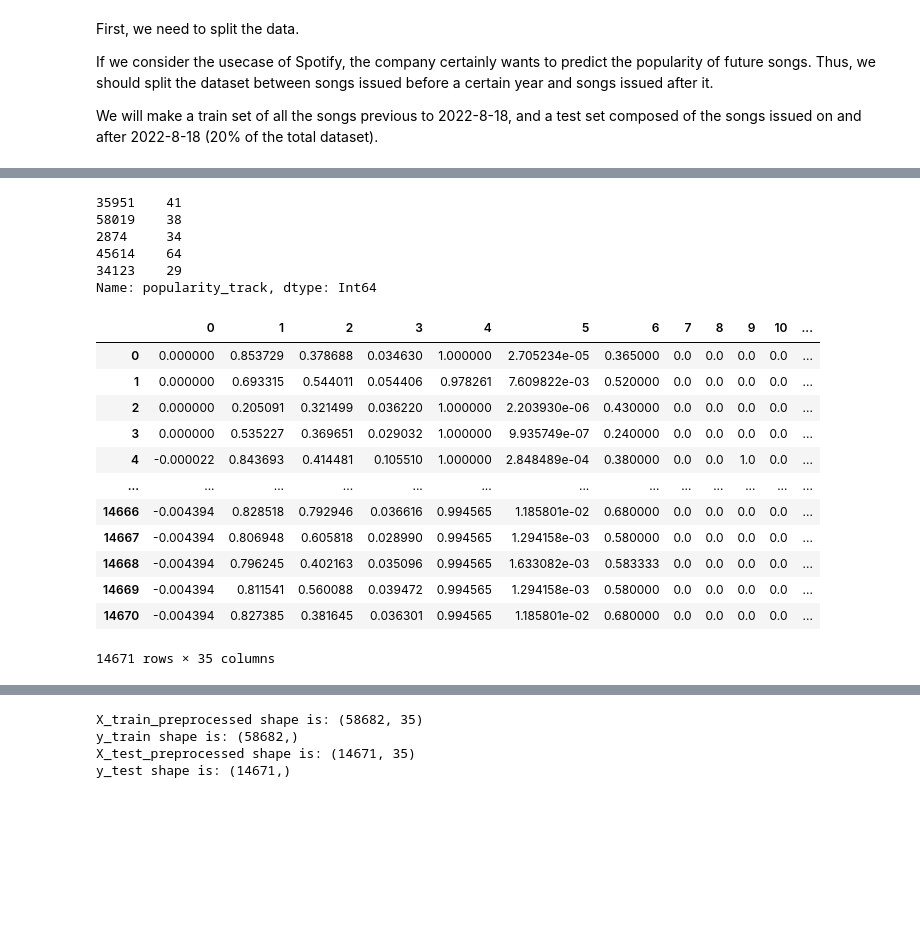
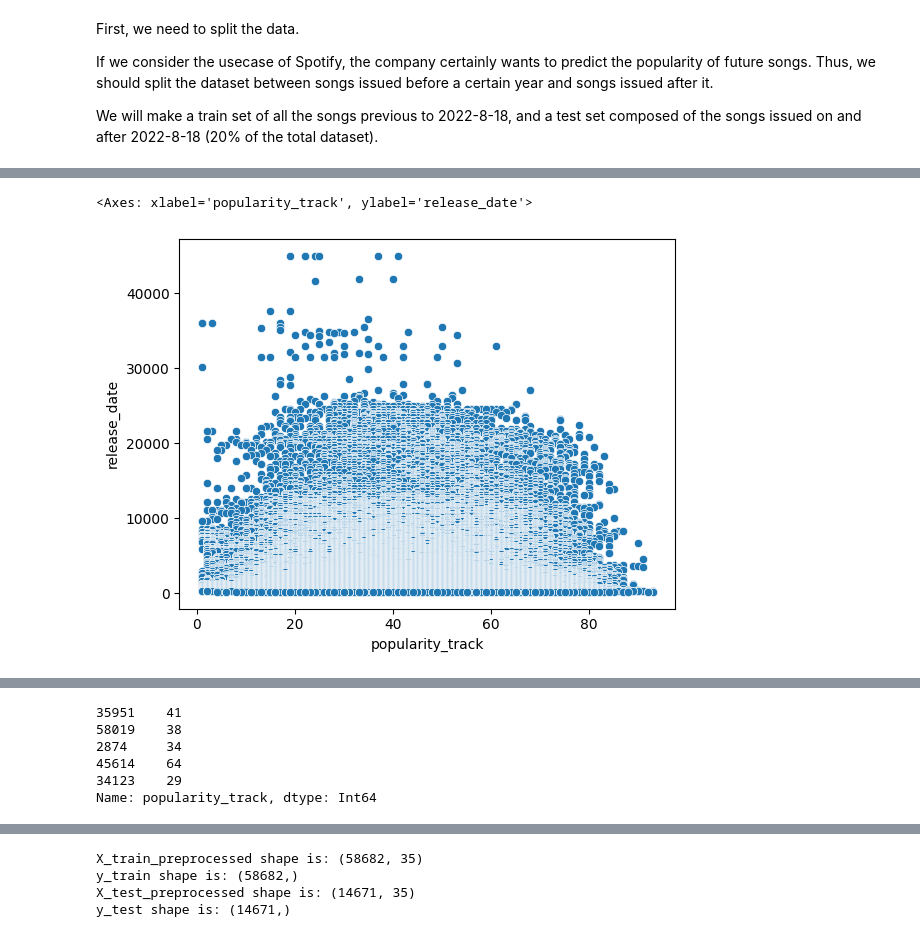
Before and after one commit to Hanyu0118/IS3107_letsgo, a Jupyter notebook: Predictive Model/Popularity Prediction/Popularity Prediction.ipynb, the cells around one changed output, grey strips where cells are left out. Cells and saved outputs as stored; diff of their text form; code cells hidden in the pictures; blank space fills up the shorter version.

Commit message:
update popularity

```diff
--- a/Predictive Model/Popularity Prediction/Popularity Prediction.ipynb
+++ b/Predictive Model/Popularity Prediction/Popularity Prediction.ipynb
@@ -445,3 +445,5 @@ X_test['release_date']=X_test['release_date'].map(dt.datetime.toordinal)
 # %%
 X_train['release_date']=X_train['release_date'].map(lambda x: dt.datetime.now().toordinal() - x)
 X_test['release_date']=X_test['release_date'].map(lambda x: dt.datetime.now().toordinal() - x)
+# %%
+check = pd.concat([X_train, y_train], axis=1)
@@ -448,3 +466,8 @@ X_test['release_date']=X_test['release_date'].map(lambda x: dt.datetime.now().to
+# %%
+sns.scatterplot(x='popularity_track', y='release_date', data=check)
+# %% [output]
+<Axes: xlabel='popularity_track', ylabel='release_date'>
+[figure, added]
 # %%
 X_train.describe()
 # %% [output]
@@ -477,19 +500,3 @@ joblib.dump(ct, 'Popularity Prediction Data Preprocess.joblib')
 
 X_train_preprocessed = pd.DataFrame(ct.transform(X_train))
 X_test_preprocessed = pd.DataFrame(ct.transform(X_test))
-# %%
-X_test_preprocessed
-# %% [output]
-|  | 0 | 1 | 2 | 3 | 4 | 5 | 6 | 7 | 8 | 9 | 10 | ... |
-| 0 | 0.000000 | 0.853729 | 0.378688 | 0.034630 | 1.000000 | 2.705234e-05 | 0.365000 | 0.0 | 0.0 | 0.0 | 0.0 | ... |
-| 1 | 0.000000 | 0.693315 | 0.544011 | 0.054406 | 0.978261 | 7.609822e-03 | 0.520000 | 0.0 | 0.0 | 0.0 | 0.0 | ... |
-| 2 | 0.000000 | 0.205091 | 0.321499 | 0.036220 | 1.000000 | 2.203930e-06 | 0.430000 | 0.0 | 0.0 | 0.0 | 0.0 | ... |
-| 3 | 0.000000 | 0.535227 | 0.369651 | 0.029032 | 1.000000 | 9.935749e-07 | 0.240000 | 0.0 | 0.0 | 0.0 | 0.0 | ... |
-| 4 | -0.000022 | 0.843693 | 0.414481 | 0.105510 | 1.000000 | 2.848489e-04 | 0.380000 | 0.0 | 0.0 | 1.0 | 0.0 | ... |
-| ... | ... | ... | ... | ... | ... | ... | ... | ... | ... | ... | ... | ... |
-| 14666 | -0.004394 | 0.828518 | 0.792946 | 0.036616 | 0.994565 | 1.185801e-02 | 0.680000 | 0.0 | 0.0 | 0.0 | 0.0 | ... |
-| 14667 | -0.004394 | 0.806948 | 0.605818 | 0.028990 | 0.994565 | 1.294158e-03 | 0.580000 | 0.0 | 0.0 | 0.0 | 0.0 | ... |
-| 14668 | -0.004394 | 0.796245 | 0.402163 | 0.035096 | 0.994565 | 1.633082e-03 | 0.583333 | 0.0 | 0.0 | 0.0 | 0.0 | ... |
-| 14669 | -0.004394 | 0.811541 | 0.560088 | 0.039472 | 0.994565 | 1.294158e-03 | 0.580000 | 0.0 | 0.0 | 0.0 | 0.0 | ... |
-| 14670 | -0.004394 | 0.827385 | 0.381645 | 0.036301 | 0.994565 | 1.185801e-02 | 0.680000 | 0.0 | 0.0 | 0.0 | 0.0 | ... |
-14671 rows × 35 columns
```
Also changed, not shown: parts of 3 cells of this notebook, 1 other file.
